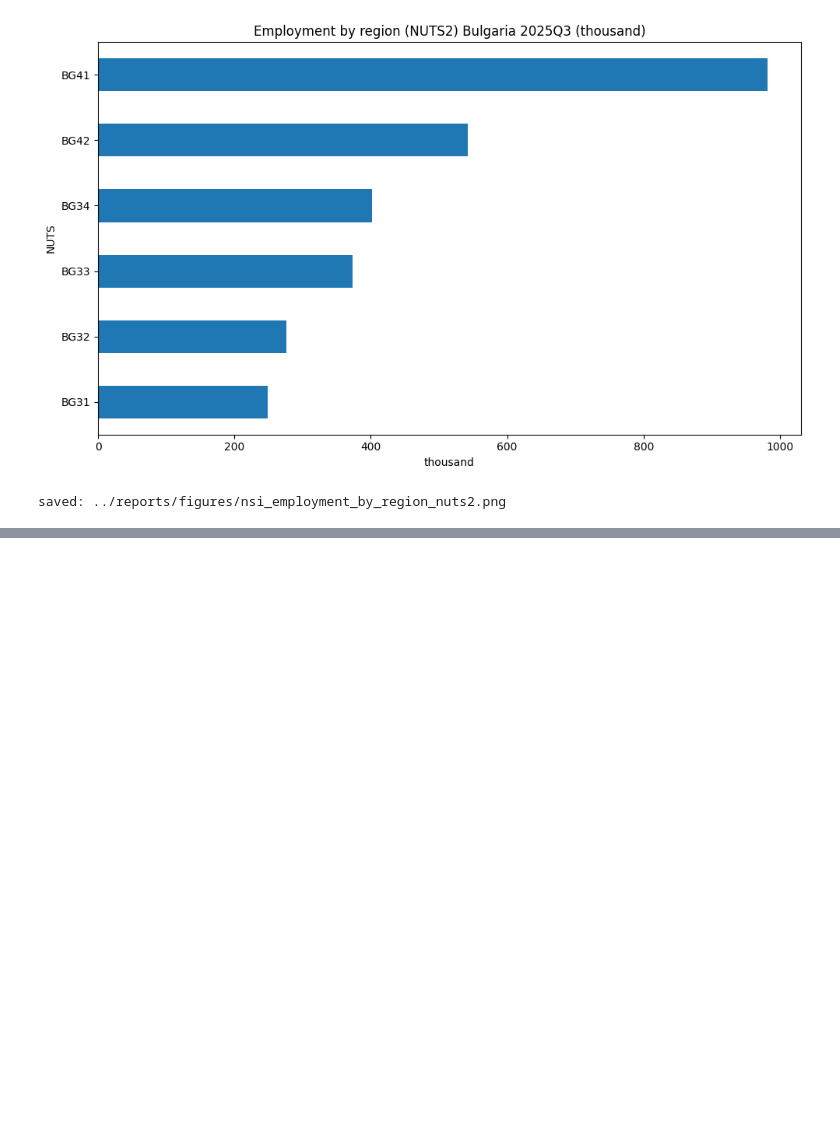
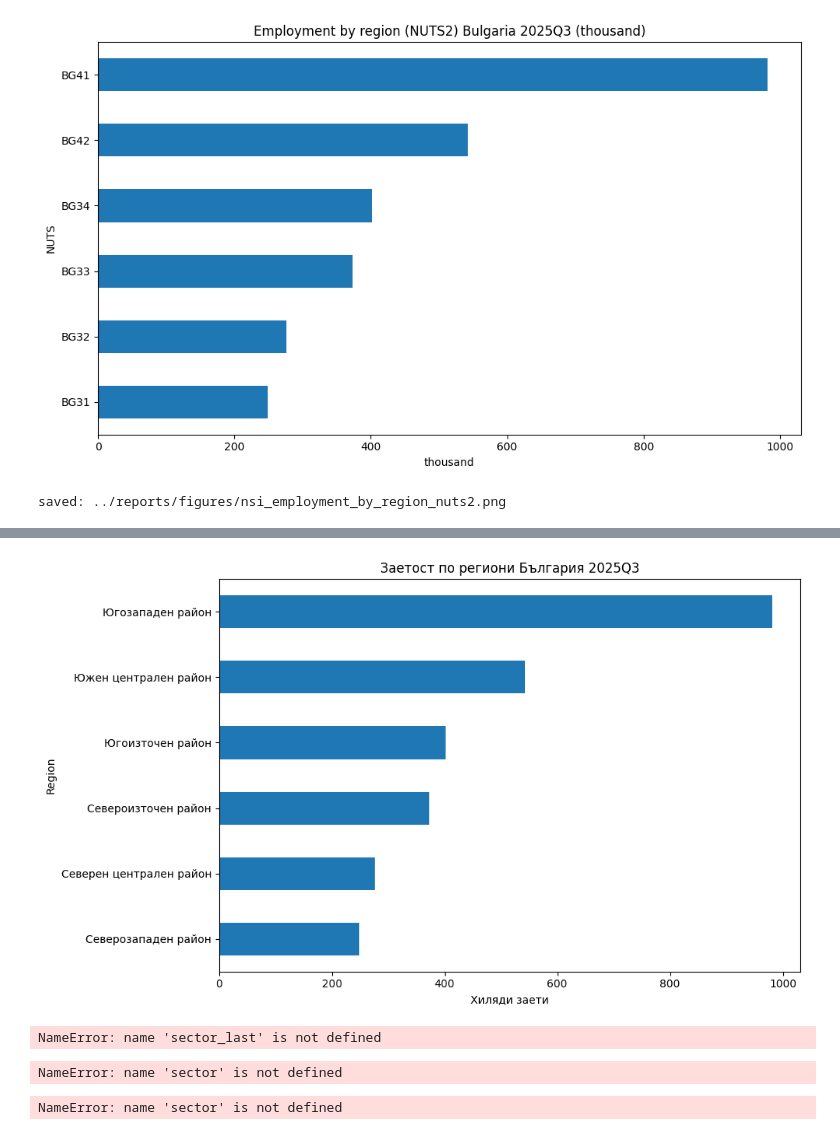
Before and after one commit to vegaFlex/bg-job-market-bulgaria, a Jupyter notebook: notebooks/analysis_nsi.ipynb, the cells around one changed output, grey strips where cells are left out. Drawn from its saved outputs; the diff is of its cells as text; code cells hidden in the pictures; blank space fills up the shorter version.

```diff
--- a/notebooks/analysis_nsi.ipynb
+++ b/notebooks/analysis_nsi.ipynb
@@ -370,0 +427,49 @@ saved: ../reports/figures/nsi_employment_by_region_nuts2.png
+# %%
+nuts2_last = nuts2_last[nuts2_last["Region"].notna()]
+# %%
+top = nuts2_last.set_index("Region")["ValueColumn"].sort_values()
+
+plt.figure(figsize=(10,6))
+top.plot(kind="barh")
+plt.title(f"Заетост по региони България {last_period}")
+plt.xlabel("Хиляди заети")
+plt.tight_layout()
+plt.savefig("../reports/figures/nsi_regions_named_final.png")
+plt.show()
+# %% [output]
+[figure, added]
+# %%
+sector_map = {
+    "A": "Земеделие",
+    "C": "Преработваща промишленост",
+    "F": "Строителство",
+    "G": "Търговия",
+    "H": "Транспорт",
+    "I": "Хотели и ресторанти",
+    "M": "Професионални дейности",
+    "O": "Държавно управление",
+    "P": "Образование",
+    "Q": "Здравеопазване"
+}
+
+sector_last["Sector"] = sector_last["NACE2008A21"].map(sector_map)
+# %% [output]
+NameError: name 'sector_last' is not defined
+# %%
+last_period = sector["periods"].max()
+
+sector_last = (
+    sector[sector["periods"] == last_period]
+    .query("GenderID == 0")
+)
+# %% [output]
+NameError: name 'sector' is not defined
+# %%
+last_period = sector["periods"].max()
+
+sector_last = (
+    sector[sector["periods"] == last_period]
+    .query("GenderID == 0")
+)
+# %% [output]
+NameError: name 'sector' is not defined
```
Also changed, not shown: parts of 10 cells of this notebook, 4 other files.
